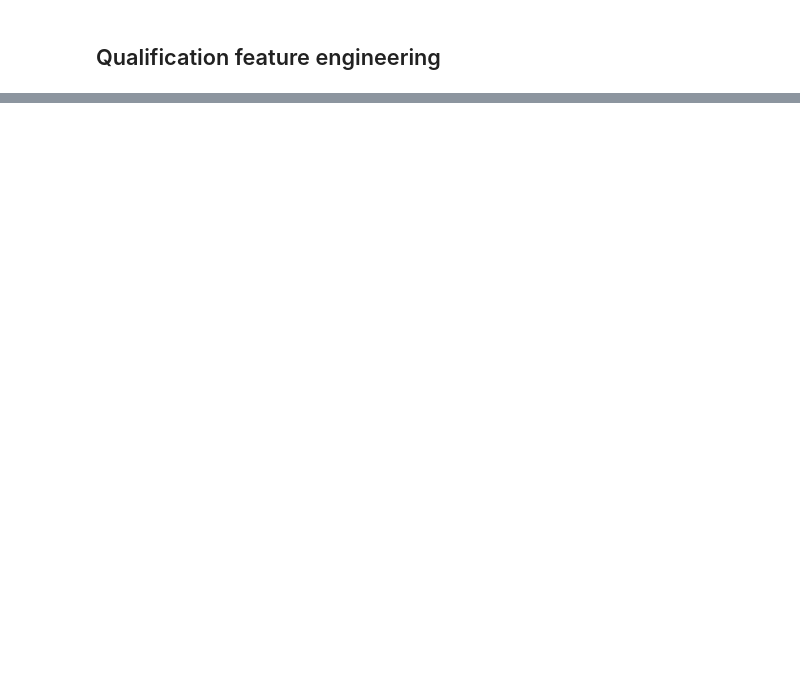
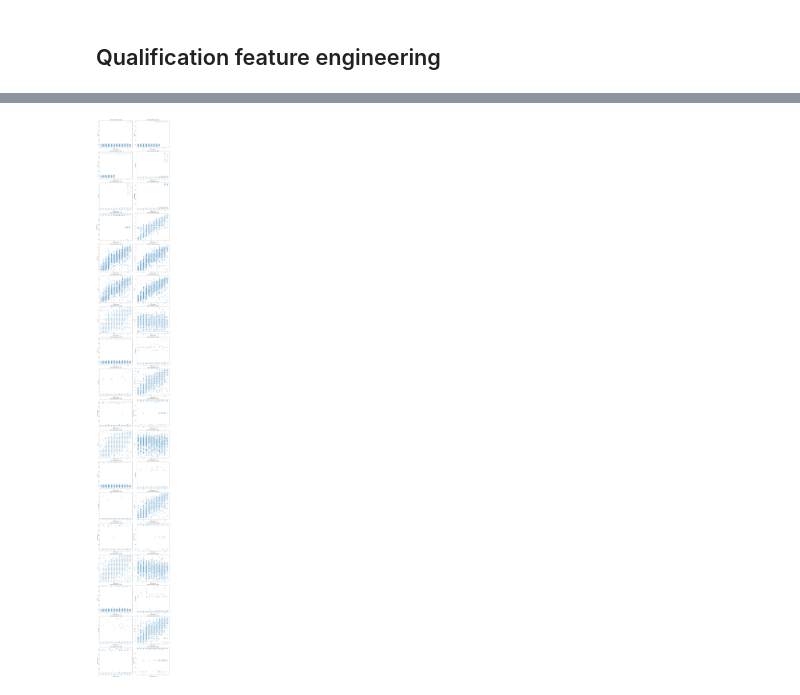
Before and after one commit to ruzarx/MLPr, a Jupyter notebook: F1/F1_basic.ipynb, the cells around one changed output, grey strips where cells are left out. Saved outputs shown, nothing was run; the diff lists cells and outputs as text; code cells hidden in the pictures; blank space fills up the shorter version.

Commit message:
Finished data preparation, cleansed NA, started visualizing features

```diff
--- a/F1/F1_basic.ipynb
+++ b/F1/F1_basic.ipynb
@@ -394,0 +694,11 @@ for s in seasons:
+# %%
+# Merging practice, and qualification sets
+
+pr32 = pr3.merge(pr2, on = ['driver', 'team', 'race_no', 'season'], how = 'outer')
+
+fpr = pr32.merge(pr1, on = ['driver', 'team', 'race_no', 'season'], how = 'outer')
+
+df = qual.merge(fpr, on = ['driver', 'team', 'race_no', 'season'], how = 'left')
+# %%
+df = df.rename(index = str, columns = {'pos': 'Q_pos', 'laps': 'Q_laps'})
+df = df.drop(['track'], axis = 1)
@@ -394,0 +713,4 @@ for s in seasons:
+# %%
+# Merging with race dataset
+
+data = race.merge(df, on = ['driver', 'team', 'race_no', 'season'], how = 'left')
@@ -394,0 +725,6 @@ for s in seasons:
+# %%
+# Empty qualifying position. The 3 drivers only participated in race, so they are very unstable as objects
+# Dropping
+
+data[data['Q_pos'].isna()][['pos', 'driver', 'team', 'race_no', 'season', 'Q_pos', 'P1_pos', 'P2_pos', 'P3_pos']]
+data = data.drop(data[data['Q_pos'].isna()].index)
@@ -394,0 +844,25 @@ for s in seasons:
+# %%
+# Visualizing dependancies for all countable features for target feature (Q_pos)
+
+features = ['q1_sec', 'q2_sec', 'q3_sec', 'leader_gap', 'front_gap', 'median_ahead', 'median_behind',
+           'team_avg', 'team_last_3', 'team_last_5', 'last_3', 'last_5', 'P3_pos', 'P3_laps', 'P3_time',
+            'P3_leader_gap', 'P3_front_gap', 'P3_team_avg', 'P3_median_ahead', 'P3_median_behind', 'P2_pos',
+            'P2_laps', 'P2_time', 'P2_leader_gap', 'P2_front_gap', 'P2_team_avg', 'P2_median_ahead',
+           'P2_median_behind', 'P1_pos', 'P1_laps', 'P1_time', 'P1_leader_gap', 'P1_front_gap', 'P1_team_avg',
+            'P1_median_ahead', 'P1_median_behind']
+
+figure, axes = plt.subplots(nrows = 18, ncols = 2, figsize = (16, 120))
+
+i = 0
+for rows in axes:
+    for ax1 in rows:
+        ax1.scatter(data['Q_pos'].values, data[features[i]].values)
+        ax1.set_ylabel(features[i])
+        ax1.set_xlabel('Qualifying position')
+        ax1.set_title('Feature dependance on target')
+        i += 1
+
+plt.tight_layout()
+plt.show()
+# %% [output]
+[figure, added]
```
Also changed, not shown: parts of 33 cells of this notebook.
